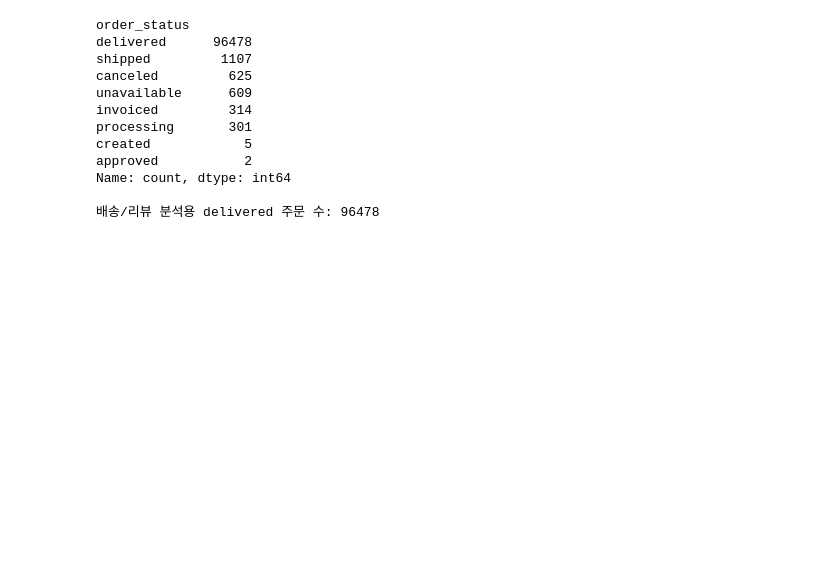
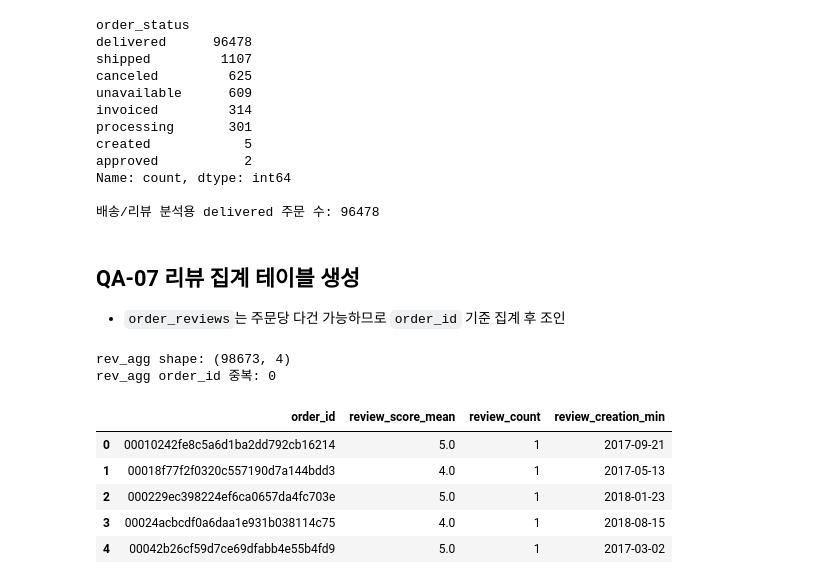
Before and after one commit to KyungminChang/team-oldest-olist-analysis, a Jupyter notebook: notebooks/Distribution_hub/HY/전처리.ipynb, the cells around one changed output. Drawn from its saved outputs; the diff is of its cells as text; code cells hidden in the pictures; blank space fills up the shorter version.

```diff
--- a/notebooks/Distribution_hub/HY/전처리.ipynb
+++ b/notebooks/Distribution_hub/HY/전처리.ipynb
@@ -567,3 +565,28 @@ approved           2
 Name: count, dtype: int64
 
 배송/리뷰 분석용 delivered 주문 수: 96478
+# %% [markdown]
+## QA-07 리뷰 집계 테이블 생성
+- `order_reviews`는 주문당 다건 가능하므로 `order_id` 기준 집계 후 조인
+# %%
+# =========================================================
+# [QA-07] reviews 집계
+# =========================================================
+rev_agg = order_reviews.groupby("order_id", as_index=False).agg(
+    review_score_mean=("review_score", "mean"),
+    review_count=("review_id", "count"),
+    review_creation_min=("review_creation_date", "min"),
+)
+
+print("rev_agg shape:", rev_agg.shape)
+print("rev_agg order_id 중복:", rev_agg["order_id"].duplicated().sum())
+rev_agg.head()
+# %% [output]
+rev_agg shape: (98673, 4)
+rev_agg order_id 중복: 0
+|  | order_id | review_score_mean | review_count | review_creation_min |
+| 0 | 00010242fe8c5a6d1ba2dd792cb16214 | 5.0 | 1 | 2017-09-21 |
+| 1 | 00018f77f2f0320c557190d7a144bdd3 | 4.0 | 1 | 2017-05-13 |
+| 2 | 000229ec398224ef6ca0657da4fc703e | 5.0 | 1 | 2018-01-23 |
+| 3 | 00024acbcdf0a6daa1e931b038114c75 | 4.0 | 1 | 2018-08-15 |
+| 4 | 00042b26cf59d7ce69dfabb4e55b4fd9 | 5.0 | 1 | 2017-03-02 |
```
Also changed, not shown: parts of 12 cells of this notebook.
